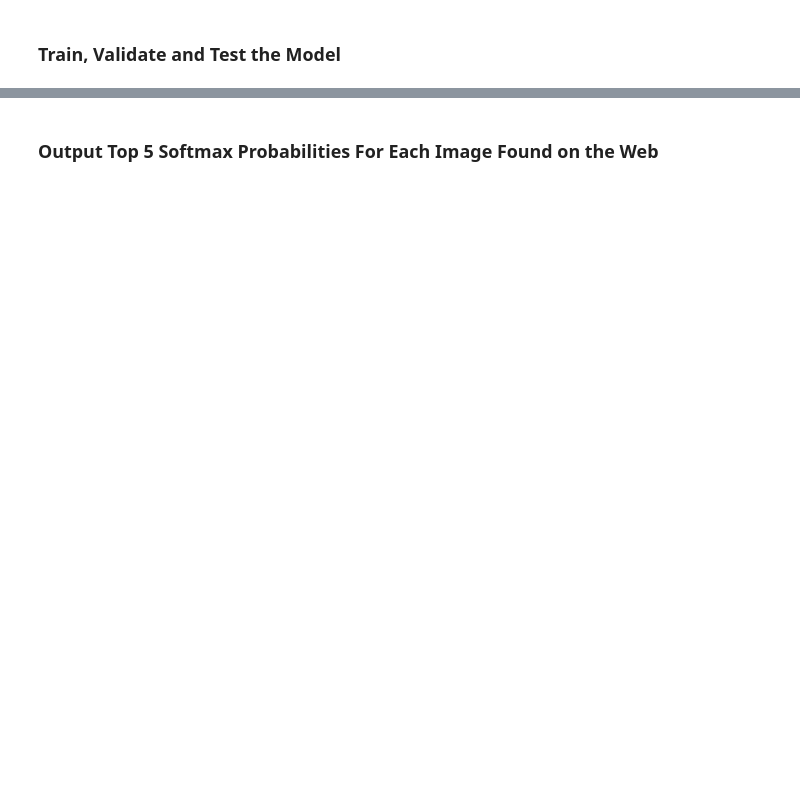
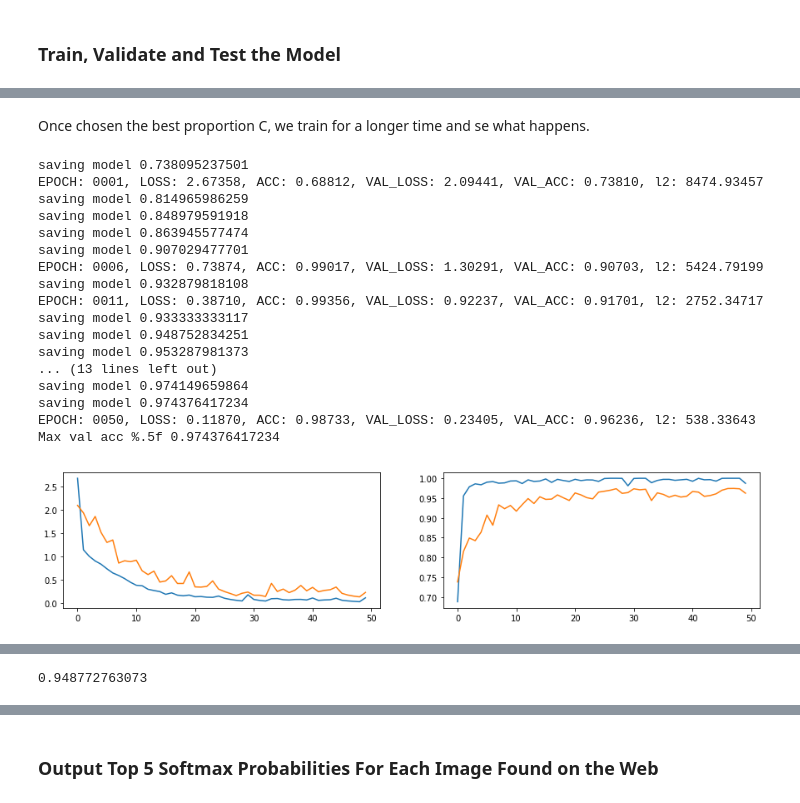
Before and after one commit to glazari/Self-Driving-Car-NanoDegree, a Jupyter notebook: CarND-Traffic-Sign-Classifier-Project/Traffic_Sign_Classifier.ipynb, the cells around one changed output, grey strips where cells are left out. Cells and saved outputs as stored; diff of their text form; code cells hidden in the pictures; blank space fills up the shorter version.

```diff
--- a/CarND-Traffic-Sign-Classifier-Project/Traffic_Sign_Classifier.ipynb
+++ b/CarND-Traffic-Sign-Classifier-Project/Traffic_Sign_Classifier.ipynb
@@ -196,10 +240,21 @@ logits = dense(dense2, n4, n_classes)
 #loss function
 rate = 0.001
 
-l2_loss = tf.reduce_sum(tf.get_collection('losses'))
+l2_loss = tf.reduce_sum(tf.get_collection('l2_losses'))
+C = tf.Variable(tf.constant(0.00002),trainable=False)
+C_ph = tf.placeholder(tf.float32)
+C_assign = tf.assign(C, C_ph)
 
 
 cross_entropy = tf.nn.softmax_cross_entropy_with_logits(labels=one_hot_y, logits=logits)
-loss_operation = tf.reduce_mean(cross_entropy) + 0.0002*l2_loss
+loss_operation = tf.reduce_mean(cross_entropy) + C*l2_loss
 optimizer = tf.train.AdamOptimizer(learning_rate = rate)
 train_step = optimizer.minimize(loss_operation)
+
+#Evaluation
+correct_prediction = tf.equal(tf.argmax(logits, 1), tf.argmax(one_hot_y, 1))
+accuracy_operation = tf.reduce_mean(tf.cast(correct_prediction, tf.float32))
+saver = tf.train.Saver()
+
+init = tf.global_variables_initializer()
+saver = tf.train.Saver()
@@ -218,2 +265,2 @@ sets imply underfitting. A high accuracy on the training set but low accuracy on
 # %%
-sess = tf.InteractiveSession()
+sess = tf.Session()
@@ -347,0 +358,39 @@ You may find `signnames.csv` useful as it contains mappings from the class id (i
+# %% [markdown]
+Once chosen the best proportion C, we train for a longer time and se what happens.
+# %%
+%%time
+#train with chosen C for more epochs
+results = train(train_im, train_label, val_im, val_label,
+                    C_val=0.00012207, training_epochs=50, display_step=5, batch_size=128, save=True)
+
+losses, val_losses, accs, val_accs = results
+
+print('Max val acc %.5f', max(val_accs))
+
+plt.figure(figsize=(15,3))
+plt.subplot(121)
+plt.plot(losses)
+plt.plot(val_losses)
+plt.subplot(122)
+plt.plot(accs)
+_ = plt.plot(val_accs)
+plt.show()
+# %% [output]
+saving model 0.738095237501
+EPOCH: 0001, LOSS: 2.67358, ACC: 0.68812, VAL_LOSS: 2.09441, VAL_ACC: 0.73810, l2: 8474.93457
+saving model 0.814965986259
+saving model 0.848979591918
+saving model 0.863945577474
+saving model 0.907029477701
+EPOCH: 0006, LOSS: 0.73874, ACC: 0.99017, VAL_LOSS: 1.30291, VAL_ACC: 0.90703, l2: 5424.79199
+saving model 0.932879818108
+EPOCH: 0011, LOSS: 0.38710, ACC: 0.99356, VAL_LOSS: 0.92237, VAL_ACC: 0.91701, l2: 2752.34717
+saving model 0.933333333117
+saving model 0.948752834251
+saving model 0.953287981373
+... (13 lines left out)
+saving model 0.974149659864
+saving model 0.974376417234
+EPOCH: 0050, LOSS: 0.11870, ACC: 0.98733, VAL_LOSS: 0.23405, VAL_ACC: 0.96236, l2: 538.33643
+Max val acc %.5f 0.974376417234
+[figure, added]
@@ -347,0 +399,7 @@ You may find `signnames.csv` useful as it contains mappings from the class id (i
+# %%
+#test
+test_loss, test_acc = run_epoch(test_im, test_label, train=False,
+                                augment=False, batch_size=128)
+print(test_acc)
+# %% [output]
+0.948772763073
```
Also changed, not shown: parts of 64 cells of this notebook, 23 other files.
